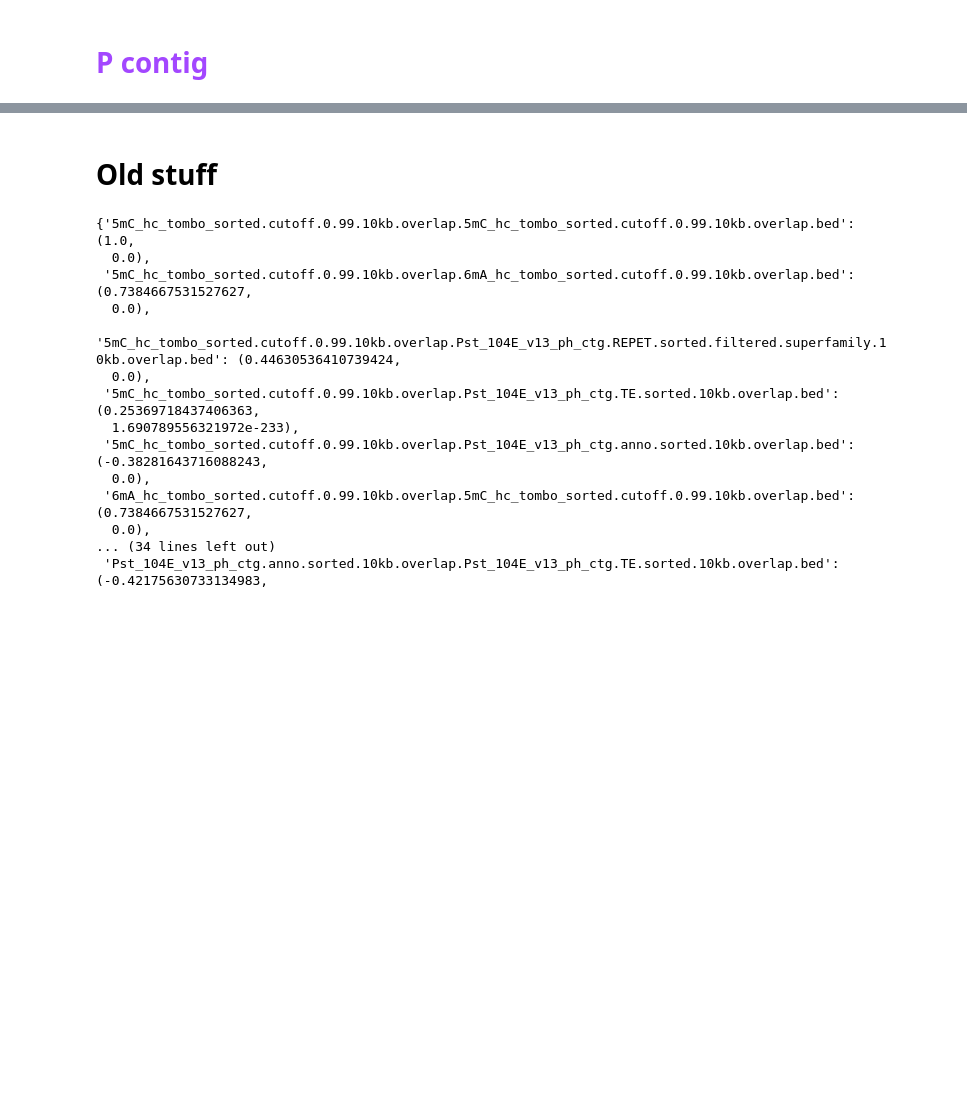
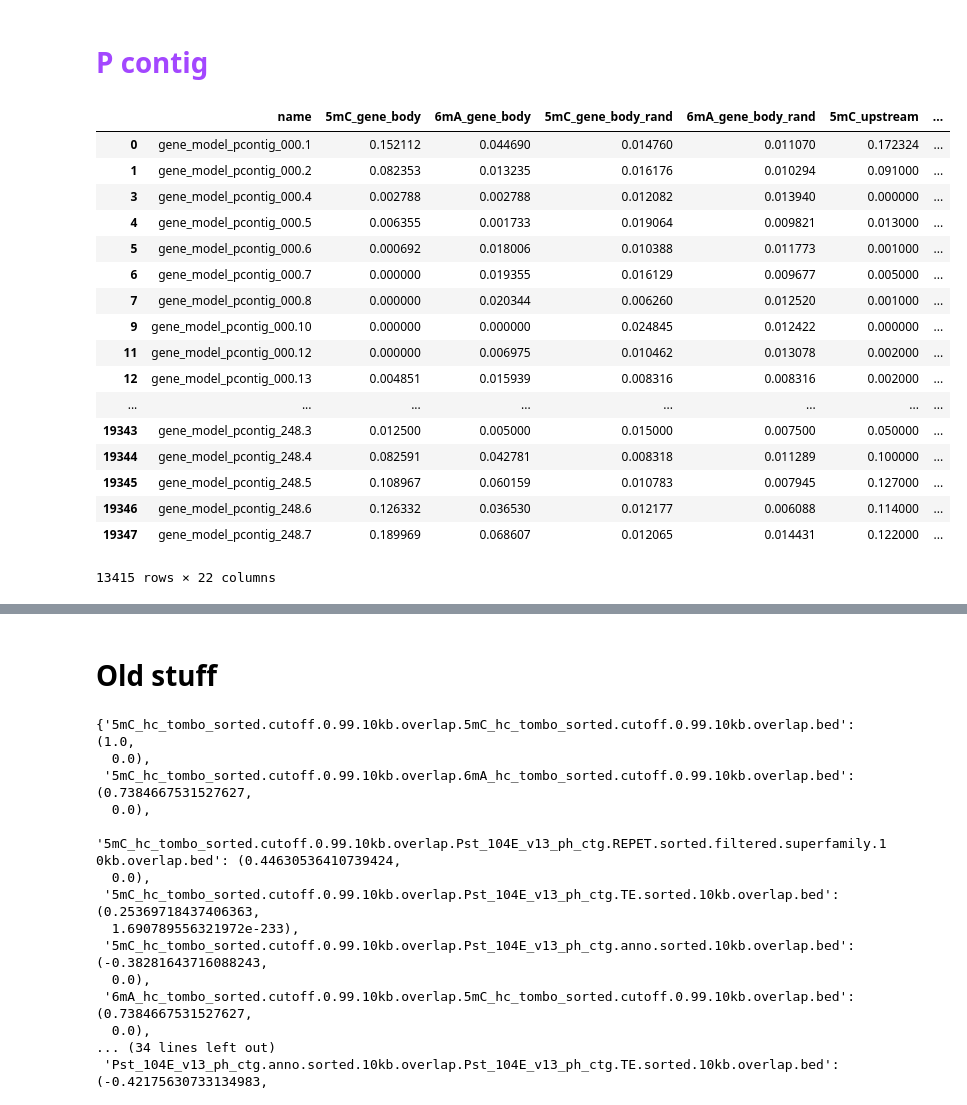
Before and after one commit to AnjuniPeiris/Honours_year, a Jupyter notebook: fisher/methylation/6_Gene-level_analysis.ipynb, the cells around one changed output, grey strips where cells are left out. Cells and saved outputs as stored; diff of their text form; code cells hidden in the pictures; blank space fills up the shorter version.

```diff
--- a/fisher/methylation/6_Gene-level_analysis.ipynb
+++ b/fisher/methylation/6_Gene-level_analysis.ipynb
@@ -135,3 +140,6 @@ methyl_rand_bed_dict
+# %%
+pb_methyl_bed_dict = make_bed_dict(pb_methyl_fn_dict)
+pb_methyl_rand_bed_dict = make_bed_dict(pb_methyl_rand_fn_dict)
 # %% [markdown]
 #### <span style='color:#a347ff'> 6.A.3 Running gene body coverage for methylation and randomised methylation.<span/>
 # %%
@@ -684,6 +760,12 @@ p_contig_df = p_contig_df.join(tss_overlap_dict['Pst_104E_v13_p_ctg_combined_sor
 p_contig_df.rename(columns={'overlap_fraction': '6mA_tss'}, inplace=True)
 p_contig_df = p_contig_df.join(tss_rand_dict['Pst_104E_v13_p_ctg_combined_sorted_anno.6mA_hc_tombo_sorted.cutoff.0.80.tss.overlap.bed'][['name', 'overlap_fraction']].set_index('name'), on='name').copy()
 p_contig_df.rename(columns={'overlap_fraction': '6mA_tss_rand'}, inplace=True)
+
+#tss pb
+p_contig_df = p_contig_df.join(pb_tss_overlap_dict['Pst_104E_v13_p_ctg_combined_sorted_anno.tss.6mA_prob_smrtlink_sorted.cutoff.0.80.tss_pb.overlap.bed'][['name', 'overlap_fraction']].set_index('name'), on='name').copy()
+p_contig_df.rename(columns={'overlap_fraction': '6mA_tss_pb'}, inplace=True)
+p_contig_df = p_contig_df.join(pb_tss_rand_dict['Pst_104E_v13_p_ctg_combined_sorted_anno.tss.6mA_prob_smrtlink_sorted.cutoff.0.80_rand.tss_pb.overlap.bed'][['name', 'overlap_fraction']].set_index('name'), on='name').copy()
+p_contig_df.rename(columns={'overlap_fraction': '6mA_tss_pb_rand'}, inplace=True)
 # %%
 add_both_ud_to_df(p_contig_df, '5mC_upstream', '5mC_downstream', '5mC_both')
 add_both_ud_to_df(p_contig_df, '6mA_upstream', '6mA_downstream', '6mA_both')
@@ -698,16 +780,37 @@ effector_list_p = pd.read_csv(os.path.join(DIRS['GFF_INPUT'], 'Pst_104E_v13_p_ct
 te_list_p = pd.read_csv(os.path.join(DIRS['GFF_INPUT'], 'Pst_104E_v13_p_ctg.TE.sorted.bed'), sep='\t', header=None)[3].tolist()
 
 # add gene types
-p_contig_df['Gene_type'] = 'Other genes'
-p_contig_df.loc[p_contig_df.name.isin(effector_list_p), 'Gene_type'] = 'Effector'
-p_contig_df.loc[p_contig_df.name.isin(busco_list_p), 'Gene_type'] = 'BUSCO'
-p_contig_df.loc[p_contig_df.name.isin(te_list_p), 'Gene_type'] = 'TE gene'
+p_contig_df['Gene_type'] = 'Other\ngenes'
+p_contig_df.loc[p_contig_df.name.isin(effector_list_p), 'Gene_type'] = 'Candidate\neffectors'
+p_contig_df.loc[p_contig_df.name.isin(busco_list_p), 'Gene_type'] = 'BUSCOs'
+p_contig_df.loc[p_contig_df.name.isin(te_list_p), 'Gene_type'] = 'TE genes'
 
 #make gene type df
-busco_df_p = gene_type_df(p_contig_df, 'BUSCO')
-effector_df_p = gene_type_df(p_contig_df, 'Effector')
-te_gene_df_p = gene_type_df(p_contig_df, 'TE gene')
-other_gene_df_p = gene_type_df(p_contig_df, 'Other genes')
+busco_df_p = gene_type_df(p_contig_df, 'BUSCOs')
+effector_df_p = gene_type_df(p_contig_df, 'Candidate\neffectors')
+te_gene_df_p = gene_type_df(p_contig_df, 'TE genes')
+other_gene_df_p = gene_type_df(p_contig_df, 'Other\ngenes')
+# %%
+other_gene_df_p
+# %% [output]
+|  | name | 5mC_gene_body | 6mA_gene_body | 5mC_gene_body_rand | 6mA_gene_body_rand | 5mC_upstream | ... |
+| 0 | gene_model_pcontig_000.1 | 0.152112 | 0.044690 | 0.014760 | 0.011070 | 0.172324 | ... |
+| 1 | gene_model_pcontig_000.2 | 0.082353 | 0.013235 | 0.016176 | 0.010294 | 0.091000 | ... |
+| 3 | gene_model_pcontig_000.4 | 0.002788 | 0.002788 | 0.012082 | 0.013940 | 0.000000 | ... |
+| 4 | gene_model_pcontig_000.5 | 0.006355 | 0.001733 | 0.019064 | 0.009821 | 0.013000 | ... |
+| 5 | gene_model_pcontig_000.6 | 0.000692 | 0.018006 | 0.010388 | 0.011773 | 0.001000 | ... |
+| 6 | gene_model_pcontig_000.7 | 0.000000 | 0.019355 | 0.016129 | 0.009677 | 0.005000 | ... |
+| 7 | gene_model_pcontig_000.8 | 0.000000 | 0.020344 | 0.006260 | 0.012520 | 0.001000 | ... |
+| 9 | gene_model_pcontig_000.10 | 0.000000 | 0.000000 | 0.024845 | 0.012422 | 0.000000 | ... |
+| 11 | gene_model_pcontig_000.12 | 0.000000 | 0.006975 | 0.010462 | 0.013078 | 0.002000 | ... |
+| 12 | gene_model_pcontig_000.13 | 0.004851 | 0.015939 | 0.008316 | 0.008316 | 0.002000 | ... |
+| ... | ... | ... | ... | ... | ... | ... | ... |
+| 19343 | gene_model_pcontig_248.3 | 0.012500 | 0.005000 | 0.015000 | 0.007500 | 0.050000 | ... |
+| 19344 | gene_model_pcontig_248.4 | 0.082591 | 0.042781 | 0.008318 | 0.011289 | 0.100000 | ... |
+| 19345 | gene_model_pcontig_248.5 | 0.108967 | 0.060159 | 0.010783 | 0.007945 | 0.127000 | ... |
+| 19346 | gene_model_pcontig_248.6 | 0.126332 | 0.036530 | 0.012177 | 0.006088 | 0.114000 | ... |
+| 19347 | gene_model_pcontig_248.7 | 0.189969 | 0.068607 | 0.012065 | 0.014431 | 0.122000 | ... |
+13415 rows × 22 columns
 # %%
 busco_wilcoxon_dict_p = wilcoxon_gene_types(busco_df_p, column_list)
 effector_wilcoxon_dict_p = wilcoxon_gene_types(effector_df_p, column_list)
```
Also changed, not shown: parts of 27 cells of this notebook.
